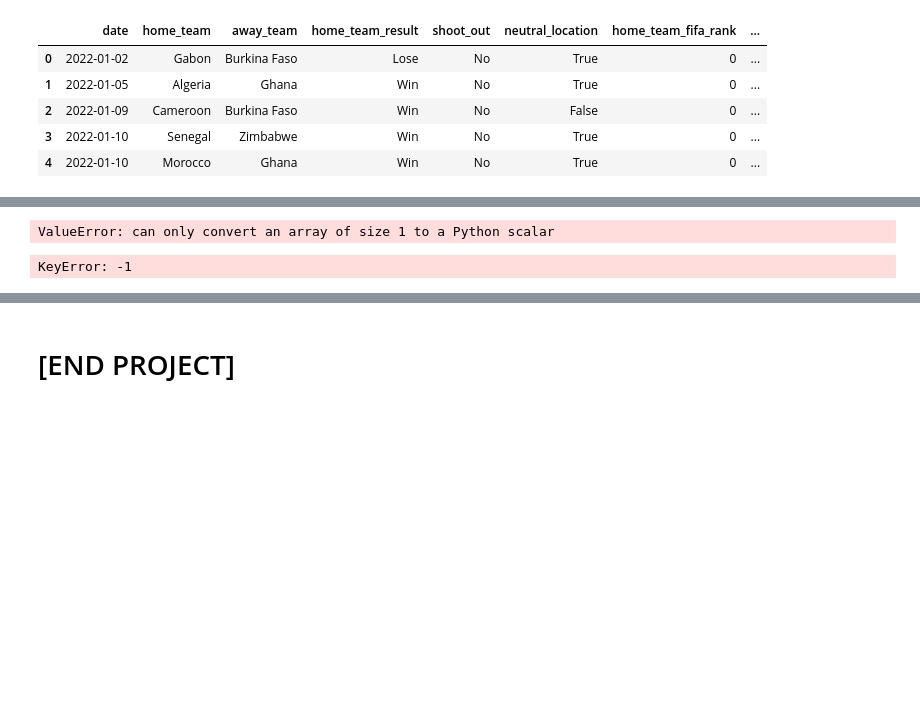
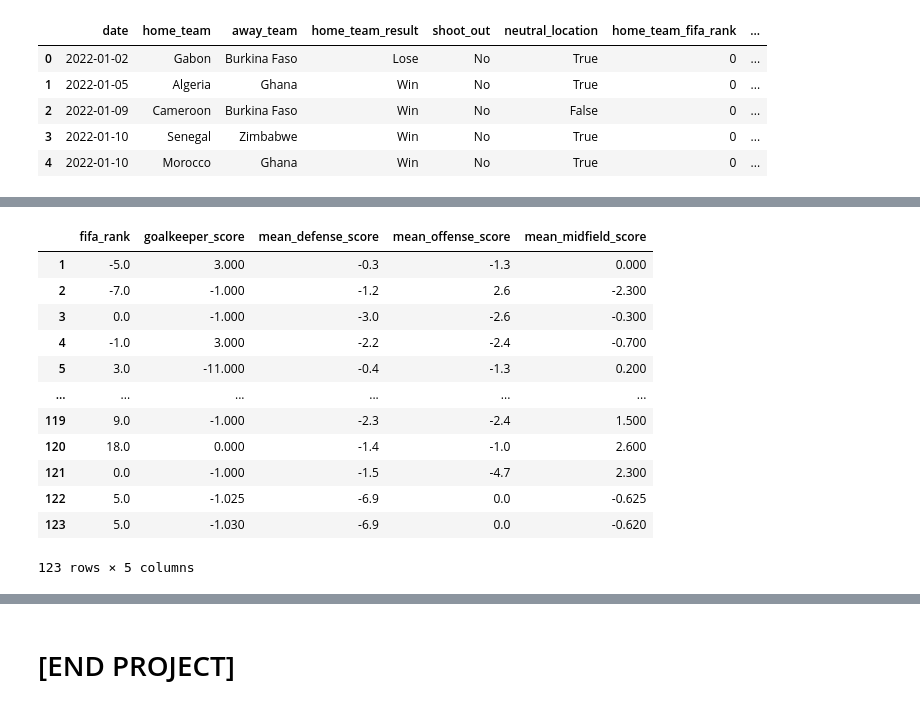
Before and after one commit to rasensiod/ML_Qatar22, a Jupyter notebook: Team3/MLProject_vT3.ipynb, the cells around one changed output, grey strips where cells are left out. Cells and saved outputs as stored; diff of their text form; code cells hidden in the pictures; blank space fills up the shorter version.

```diff
--- a/Team3/MLProject_vT3.ipynb
+++ b/Team3/MLProject_vT3.ipynb
@@ -1342,13 +1342,6 @@ for i in feature_list:
     j = derivative.at[(len(argentina_scores)-1),i]
     score_diff.append(j)
 # %%
-class Team_deriv:
-    fifa_rank = 0
-    goalkeeper_score = 0
-    mean_defense_score = 0
-    mean_offense_score = 0
-    mean_midfield_score = 0
-
 def team_score_derivative(team, ref_date):
 
     # Fetch all rows containing specific team
@@ -1422,13 +1415,13 @@ def team_score_derivative(team, ref_date):
     score_diff = np.array([])
     date_diff['date'] = team_scores['date'].diff(periods=(len(team_scores)-1)).reset_index(drop=True)
     if len(team_scores) != 0:
-        date_diff_num = date_diff.at[(len(team_scores)-1),'date']
+        date_diff_num = ([date_diff.at[(len(team_scores)-1),'date']])
     else: date_diff_num = None
 
     for i in feature_list:
         derivative[i] = team_scores[i].diff(periods=(len(team_scores)-1)).reset_index(drop=True)
-        j = derivative.at[(len(team_scores)-1),i]
-        score_diff = np. append(score_diff, j)
+        j = derivative.at[(len(team_scores)-1),i].round(2)
+        score_diff = np.append(score_diff, j)
 
     return (score_diff, date_diff_num)
 # %% [markdown]
@@ -1628,24 +1640,50 @@ print(countries_test_set)
 # %%
 for i in countries_test_set:
-    update_pred_data(i)
+
+    if i != 'Suriname':
+        update_pred_data(i)
+test_set = pred_data
-# %% [output]
-ValueError: can only convert an array of size 1 to a Python scalar
 # %%
 # Calculate differentials for countries in test_set
 ref_date = dt.date(2019, 1, 1)
 
 score_diff_all_teams_test = np.array(['fifa_rank','goalkeeper_score','mean_defense_score','mean_offense_score','mean_midfield_score'])
 date_diff_all_teams_test = np.array(['date'])
 
 pd.options.mode.chained_assignment = None  # default='warn', avoids annoing warnings
 
 for i in countries_test_set:
 
-    # print(i)
-    score_diff_s, date_diff_num_s = team_score_derivative(i, ref_date)
-    # print(score_diff_s, date_diff_num_s)
-    # print(score_diff_s.shape)
-    score_diff_all_teams_test = np.vstack([score_diff_all_teams,  score_diff_s])
-    date_diff_all_teams_test = np.vstack([date_diff_all_teams, date_diff_num_s])
+    if i != 'Suriname':
+
+        # print(i)
+        score_diff_s, date_diff_num_s = team_score_derivative(i, ref_date)
+        # print(score_diff_s, date_diff_num_s)
+        # print(score_diff_s.shape)
+        score_diff_all_teams_test = np.vstack([score_diff_all_teams,  score_diff_s])
+        date_diff_all_teams_test = np.vstack([date_diff_all_teams, date_diff_num_s])
+
+
+score_diff_all_teams_test_df = pd.DataFrame(score_diff_all_teams_test, columns=['fifa_rank','goalkeeper_score','mean_defense_score',
+                                                                                'mean_offense_score','mean_midfield_score']).round(2).iloc[1: , :].astype(float)
+
+date_diff_all_teams_df = pd.DataFrame(date_diff_all_teams_test, columns=['deltas'])
+date_diff_all_teams_df = date_diff_all_teams_df.iloc[1: , :]
+
+date_diff_all_teams_df['days'] = (date_diff_all_teams_df['deltas'] / np.timedelta64(1, 'D')).astype(int)
+date_diff_all_teams_df = date_diff_all_teams_df.drop(columns=['deltas'])
+score_diff_all_teams_test_df.loc[1,'fifa_rank']
 # %% [output]
+|  | fifa_rank | goalkeeper_score | mean_defense_score | mean_offense_score | mean_midfield_score |
+| 1 | -5.0 | 3.000 | -0.3 | -1.3 | 0.000 |
+| 2 | -7.0 | -1.000 | -1.2 | 2.6 | -2.300 |
+| 3 | 0.0 | -1.000 | -3.0 | -2.6 | -0.300 |
+| 4 | -1.0 | 3.000 | -2.2 | -2.4 | -0.700 |
+| 5 | 3.0 | -11.000 | -0.4 | -1.3 | 0.200 |
+| ... | ... | ... | ... | ... | ... |
+| 119 | 9.0 | -1.000 | -2.3 | -2.4 | 1.500 |
+| 120 | 18.0 | 0.000 | -1.4 | -1.0 | 2.600 |
+| 121 | 0.0 | -1.000 | -1.5 | -4.7 | 2.300 |
+| 122 | 5.0 | -1.025 | -6.9 | 0.0 | -0.625 |
+| 123 | 5.0 | -1.030 | -6.9 | 0.0 | -0.620 |
-KeyError: -1
+123 rows × 5 columns
```
Also changed, not shown: parts of 8 cells of this notebook.
